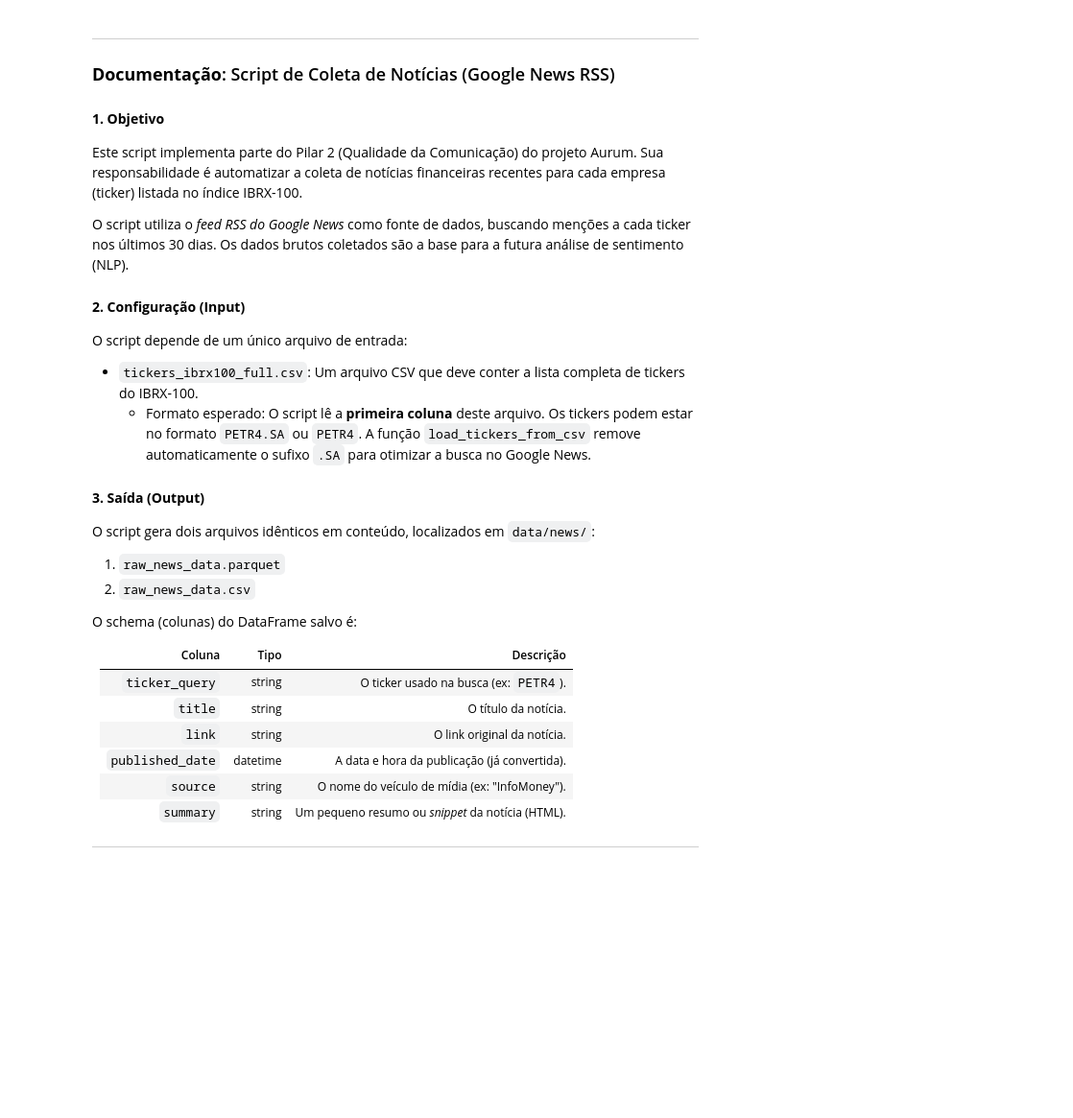
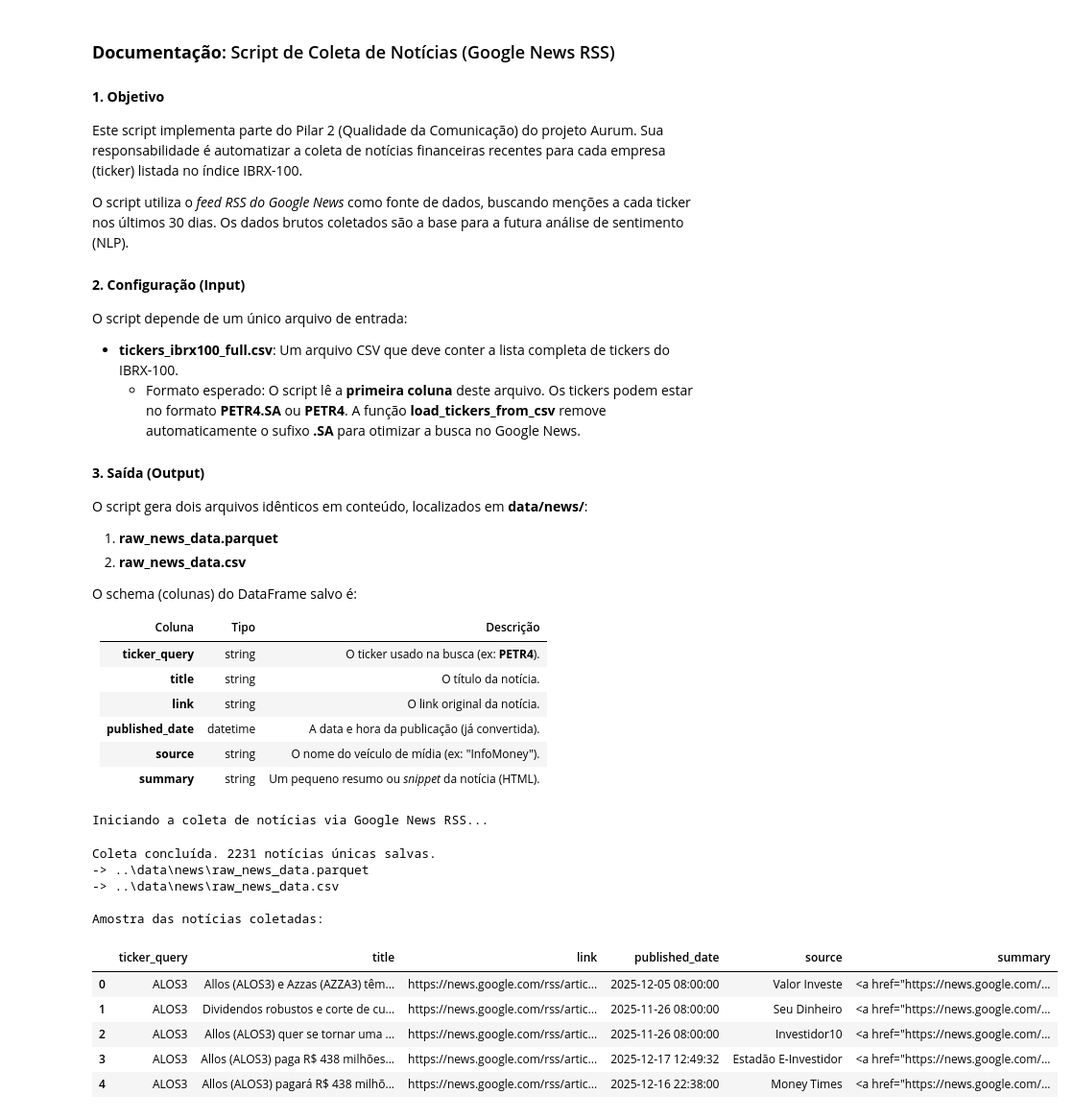
Before and after one commit to KaikeBrito/projeto_aurum, a Jupyter notebook: aurum/data_sources/news_extractor.ipynb, the cells around one changed output. Shown at 96% size. Cells and saved outputs as stored; diff of their text form; code cells hidden in the pictures; blank space fills up the shorter version.

```diff
--- a/aurum/data_sources/news_extractor.ipynb
+++ b/aurum/data_sources/news_extractor.ipynb
@@ -1,7 +1,4 @@
 # %% [markdown]
-
----
-
 ### **Documentação**: Script de Coleta de Notícias (Google News RSS)
 
 #### **1. Objetivo**
@@ -14,38 +11,35 @@ O script utiliza o *feed RSS do Google News* como fonte de dados, buscando menç
 
 O script depende de um único arquivo de entrada:
 
-* `tickers_ibrx100_full.csv`: Um arquivo CSV que deve conter a lista completa de tickers do IBRX-100.
-    * Formato esperado: O script lê a **primeira coluna** deste arquivo. Os tickers podem estar no formato `PETR4.SA` ou `PETR4`. A função `load_tickers_from_csv` remove automaticamente o sufixo `.SA` para otimizar a busca no Google News.
+* **tickers_ibrx100_full.csv**: Um arquivo CSV que deve conter a lista completa de tickers do IBRX-100.
+    * Formato esperado: O script lê a **primeira coluna** deste arquivo. Os tickers podem estar no formato **PETR4.SA** ou **PETR4**. A função **load_tickers_from_csv** remove automaticamente o sufixo **.SA** para otimizar a busca no Google News.
 
 #### **3. Saída (Output)**
 
-O script gera dois arquivos idênticos em conteúdo, localizados em `data/news/`:
+O script gera dois arquivos idênticos em conteúdo, localizados em **data/news/**:
 
-1.  `raw_news_data.parquet`
-2.  `raw_news_data.csv`
+1.  **raw_news_data.parquet**
+2.  **raw_news_data.csv**
 
 O schema (colunas) do DataFrame salvo é:
 
 | Coluna | Tipo | Descrição |
 | :--- | :--- | :--- |
-| `ticker_query` | string | O ticker usado na busca (ex: `PETR4`). |
-| `title` | string | O título da notícia. |
-| `link` | string | O link original da notícia. |
-| `published_date` | datetime | A data e hora da publicação (já convertida). |
-| `source` | string | O nome do veículo de mídia (ex: "InfoMoney"). |
-| `summary` | string | Um pequeno resumo ou *snippet* da notícia (HTML). |
-
----
+| **ticker_query** | string | O ticker usado na busca (ex: **PETR4**). |
+| **title** | string | O título da notícia. |
+| **link** | string | O link original da notícia. |
+| **published_date** | datetime | A data e hora da publicação (já convertida). |
+| **source** | string | O nome do veículo de mídia (ex: "InfoMoney"). |
+| **summary** | string | Um pequeno resumo ou *snippet* da notícia (HTML). |
 # %%
 import os
 import time
 import urllib.parse
 
 import feedparser
+import tqdm
 import pandas as pd
-import tqdm
 
-# Diretório para salvar os dados (pasta data no nível do aurum, não data_sources)
 DATA_DIR = os.path.join("..", "data")
 NEWS_DIR = os.path.join(DATA_DIR, "news")
 os.makedirs(NEWS_DIR, exist_ok=True)
@@ -54,7 +48,6 @@ def load_tickers_from_csv(file_path: str) -> list:
     """Carrega a lista de tickers a partir de um arquivo CSV."""
     df = pd.read_csv(file_path)
     tickers = df.iloc[:, 0].dropna().astype(str).tolist()
-    # Remove o sufixo '.SA' para usar na busca de notícias
     return [t.replace('.SA', '') for t in tickers]
 
 def fetch_news_for_ticker(ticker: str):
@@ -79,41 +72,50 @@ def fetch_news_for_ticker(ticker: str):
 
 
 if __name__ == "__main__":
-    # Caminho para o arquivo de tickers na pasta data
     tickers_csv_path = os.path.join(DATA_DIR, "tickers_ibrx100_full.csv")
     tickers = load_tickers_from_csv(tickers_csv_path)
 
     all_news = []
 
     print("Iniciando a coleta de notícias via Google News RSS...")
     for ticker in tqdm.tqdm(tickers, desc="Buscando notícias"):
         try:
             news = fetch_news_for_ticker(ticker)
             if news:
                 all_news.extend(news)
             time.sleep(0.5)
         except Exception as e:
             print(f"Erro ao buscar notícias para {ticker}: {e}")
 
     if not all_news:
         print("\nNenhuma notícia foi coletada. Verifique a conexão ou a consulta de busca. Encerrando.")
     else:
         df_news = pd.DataFrame(all_news)
         df_news.drop_duplicates(subset=['title', 'link'], inplace=True)
         df_news['published_date'] = pd.to_datetime(df_news['published_date'], errors='coerce')
 
-        # --- SALVANDO ARQUIVOS ---
         output_path_parquet = os.path.join(NEWS_DIR, "raw_news_data.parquet")
         output_path_csv = os.path.join(NEWS_DIR, "raw_news_data.csv")
 
-        # Salva em Parquet
         df_news.to_parquet(output_path_parquet, index=False)
 
-        # Salva em CSV
         df_news.to_csv(output_path_csv, index=False)
 
         print(f"\nColeta concluída. {len(df_news)} notícias únicas salvas.")
         print(f"-> {output_path_parquet}")
         print(f"-> {output_path_csv}")
         print("\nAmostra das notícias coletadas:")
-        print(df_news.head())
+        display(df_news.head())
+# %% [output]
+Iniciando a coleta de notícias via Google News RSS...
+Coleta concluída. 2231 notícias únicas salvas.
+-> ..\data\news\raw_news_data.parquet
+-> ..\data\news\raw_news_data.csv
+
+Amostra das notícias coletadas:
+|  | ticker_query | title | link | published_date | source | summary |
+| 0 | ALOS3 | Allos (ALOS3) e Azzas (AZZA3) têm... | https://news.google.com/rss/artic... | 2025-12-05 08:00:00 | Valor Investe | <a href="https://news.google.com/... |
+| 1 | ALOS3 | Dividendos robustos e corte de cu... | https://news.google.com/rss/artic... | 2025-11-26 08:00:00 | Seu Dinheiro | <a href="https://news.google.com/... |
+| 2 | ALOS3 | Allos (ALOS3) quer se tornar uma ... | https://news.google.com/rss/artic... | 2025-11-26 08:00:00 | Investidor10 | <a href="https://news.google.com/... |
+| 3 | ALOS3 | Allos (ALOS3) paga R$ 438 milhões... | https://news.google.com/rss/artic... | 2025-12-17 12:49:32 | Estadão E-Investidor | <a href="https://news.google.com/... |
+| 4 | ALOS3 | Allos (ALOS3) pagará R$ 438 milhõ... | https://news.google.com/rss/artic... | 2025-12-16 22:38:00 | Money Times | <a href="https://news.google.com/... |
```
Also changed, not shown: parts of 3 cells of this notebook, 18 other files.
